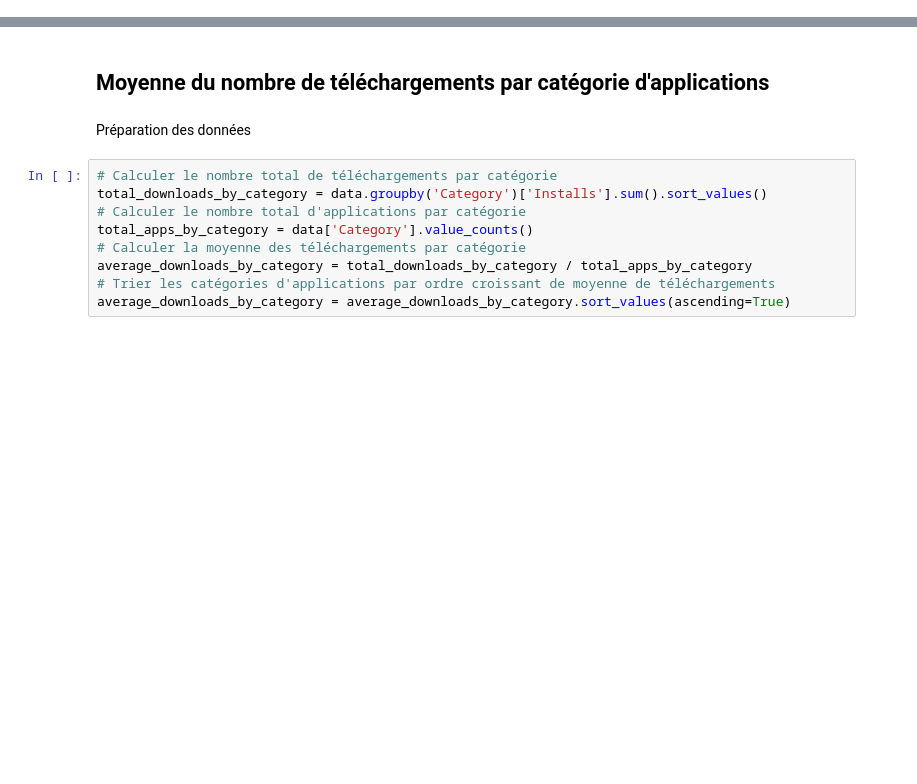
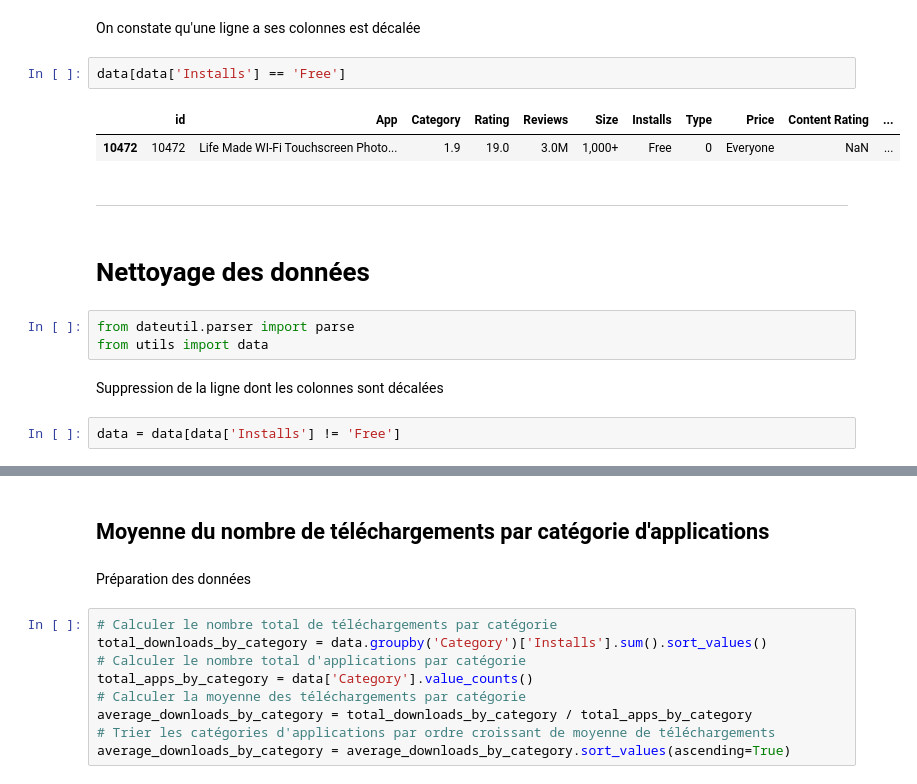
Before and after one commit to Vahor/ca-va-malo, a Jupyter notebook: src/main.ipynb, the cells around one changed output, grey strips where cells are left out. Drawn from its saved outputs; the diff is of its cells as text; blank space fills up the shorter version.

```diff
--- a/src/main.ipynb
+++ b/src/main.ipynb
@@ -44,0 +97,18 @@ See the caveats in the documentation: https://pandas.pydata.org/pandas-docs/stab
+# %% [markdown]
+On constate qu'une ligne a ses colonnes est décalée
+# %%
+data[data['Installs'] == 'Free']
+# %% [output]
+|  | id | App | Category | Rating | Reviews | Size | Installs | Type | Price | Content Rating | ... |
+| 10472 | 10472 | Life Made WI-Fi Touchscreen Photo... | 1.9 | 19.0 | 3.0M | 1,000+ | Free | 0 | Everyone | NaN | ... |
+# %% [markdown]
+---
+# %% [markdown]
+# Nettoyage des données
+# %%
+from dateutil.parser import parse
+from utils import data
+# %% [markdown]
+Suppression de la ligne dont les colonnes sont décalées
+# %%
+data = data[data['Installs'] != 'Free']
```
Also changed, not shown: parts of 22 cells of this notebook, 2 other files.
